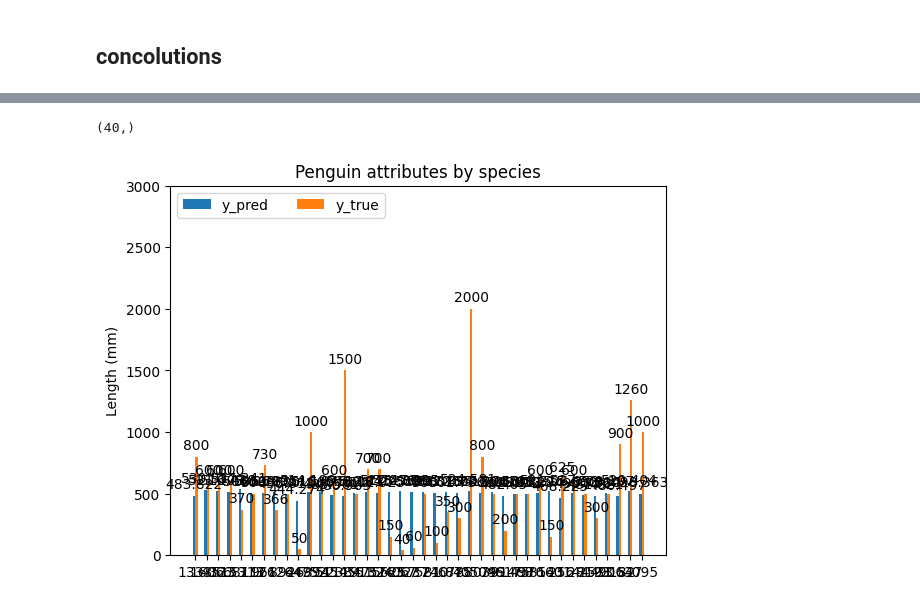
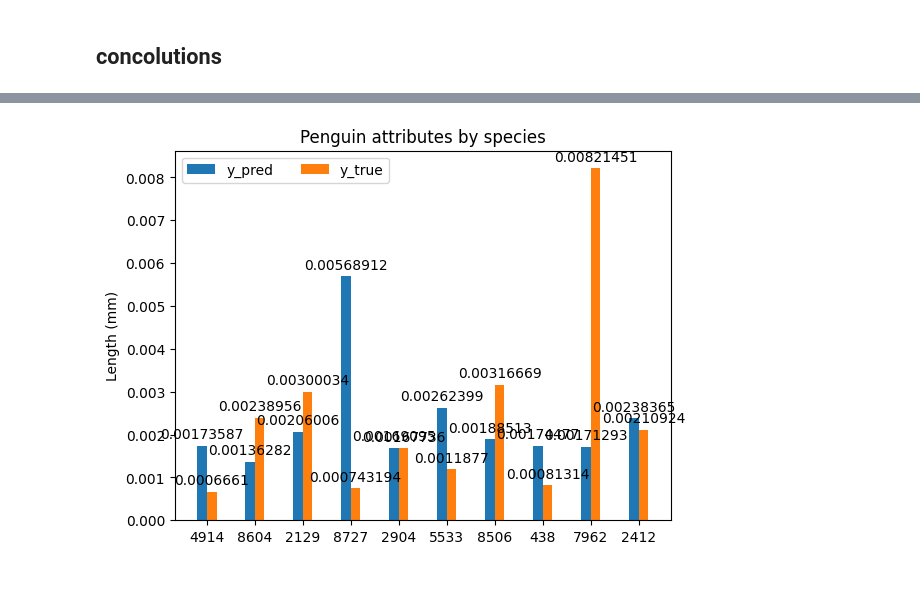
Before and after one commit to pgt7/CA-project, a Jupyter notebook: main.ipynb, the cells around one changed output, grey strips where cells are left out. Saved outputs shown, nothing was run; the diff lists cells and outputs as text; code cells hidden in the pictures.

```diff
--- a/main.ipynb
+++ b/main.ipynb
@@ -141,12 +141,12 @@ _________________________________________________________________
 ### compile the model (preprocessing)
 # %%
 model.compile(
-    optimizer=Adam(learning_rate=0.0001),
+    optimizer=Adam(learning_rate=0.01),
     loss='mean_absolute_error',
-    metrics=['mean_squared_error']
+    metrics=['mean_absolute_error']
 )
 # %% [markdown]
 ### Train the model
 # %%
-model.fit(x=scaled_train_samples, y=train_labels, validation_split=0.1, batch_size=10, epochs=30, shuffle=True, verbose=1)
+history = model.fit(x=scaled_train_samples, y=train_labels, validation_split=0.1, batch_size=128, epochs=100, shuffle=True, verbose=1)
 # %% [output]
@@ -172,10 +179,10 @@ Epoch 30/30
 ### predict
 # %%
 # fetch labels
-test_labels = test_dataset[:,4].astype('float64')
+test_labels = test_dataset[:,target_col].astype('float64')
 
 # delete the labels from the samples
-test_samples = np.delete(test_dataset, 4, axis=1)
+test_samples = np.delete(test_dataset, target_col, axis=1)
 test_samples = np.delete(test_samples, 0, axis=1)
 
 print(test_samples)
@@ -240,32 +265,28 @@ def group_bar_chart(species, y_pred, y_true):
     ax.set_xticks(x + width / 2)
     ax.set_xticklabels(species)
     ax.legend(loc='upper left', ncol=2)
-    ax.set_ylim(0, 3000)
 
     plt.show()
 # %%
 # set offset and limitation
-offset = 30
+offset = 0
 limit = 10
 
 limit = min(offset + limit, len(test_dataset))
 
 # rows
 tdataset = np.array([])
-tdataset = np.append(arr = tdataset, values = test_dataset[offset : limit + offset,0])
+tdataset = np.append(arr = tdataset, values = test_dataset[offset : (limit + offset),0])
 
 # predicted datas
 predict = np.array([])
-predict = np.append(arr = predict, values = predictions[offset : limit + offset,0])
+predict = np.append(arr = predict, values = predictions[offset : (limit + offset),0])
 
 # true datas
 targets = np.array([])
-targets = np.append(arr = targets, values = test_labels[offset : limit + offset])
-
-print(tdataset.shape)
+targets = np.append(arr = targets, values = test_labels[offset : (limit + offset)])
 
 # print chart
 group_bar_chart(species = tdataset, y_pred = predict, y_true = targets)
 # %% [output]
-(40,)
-[figure, old version]
+[figure, new version]
```
Also changed, not shown: parts of 9 cells of this notebook.
